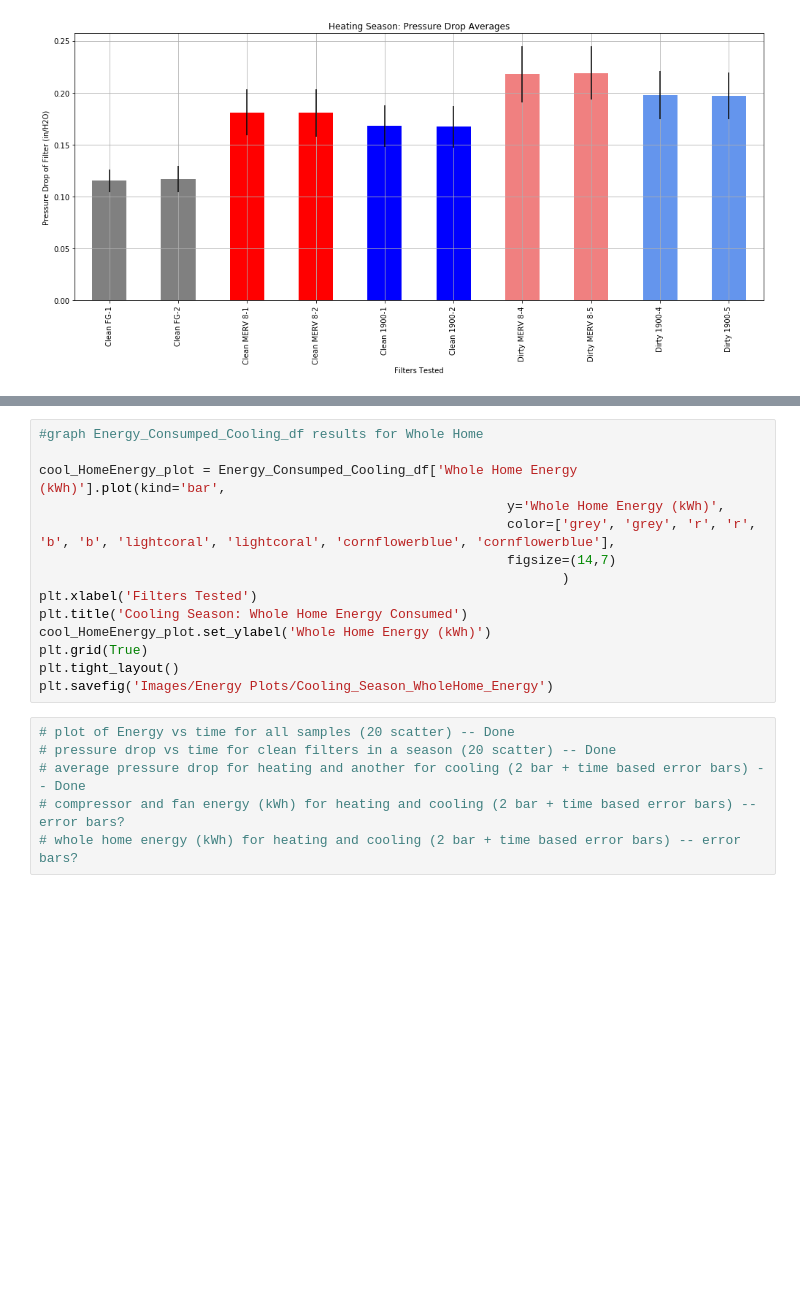
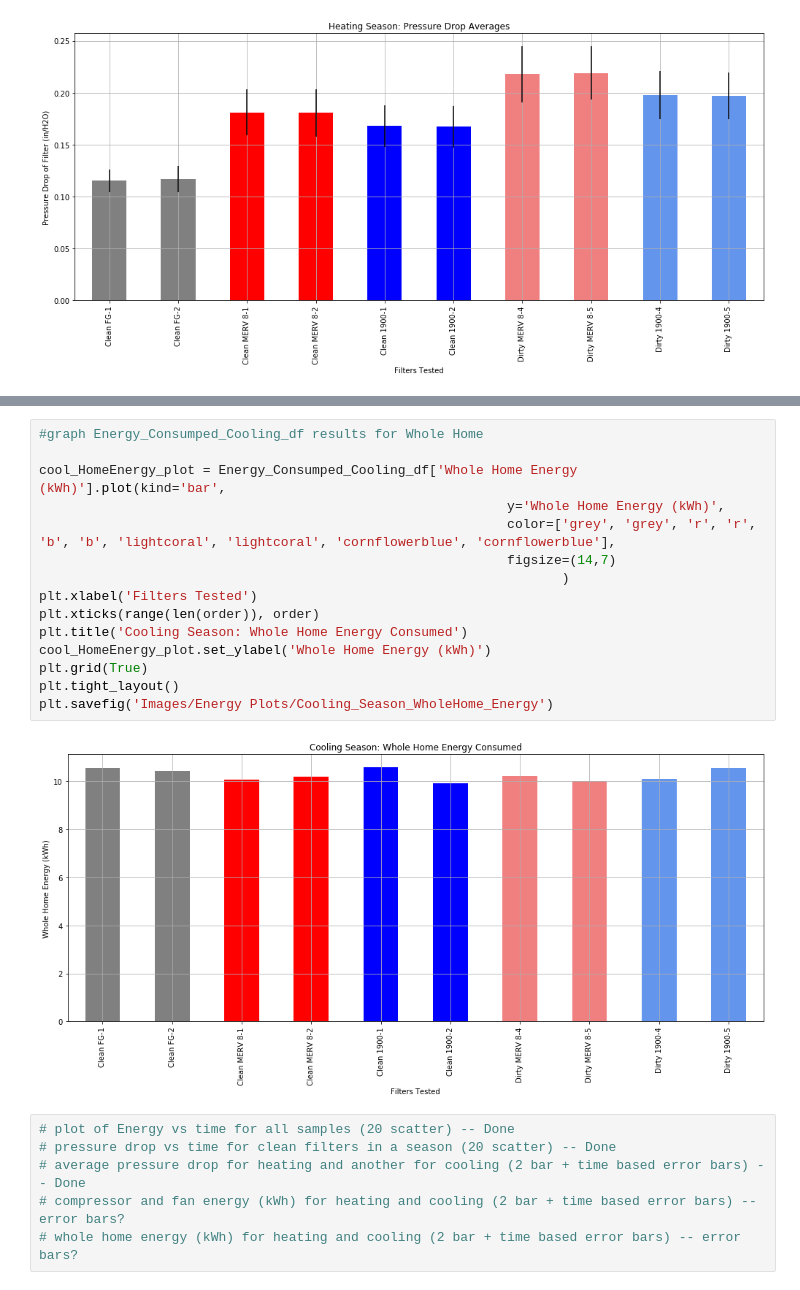
Before and after one commit to abbylemon/HighEfficientFilterEnergyTest, a Jupyter notebook: AnalyzeFilterData.ipynb, the cells around one changed output, grey strips where cells are left out. Drawn from its saved outputs; the diff is of its cells as text; blank space fills up the shorter version.

```diff
--- a/AnalyzeFilterData.ipynb
+++ b/AnalyzeFilterData.ipynb
@@ -553,17 +558,20 @@ plt.savefig('Images/Energy Plots/Heating_Season_WholeHome_Energy')
 # %%
 #graph Energy_Consumped_Cooling_df results for Whole Home
 
 cool_HomeEnergy_plot = Energy_Consumped_Cooling_df['Whole Home Energy (kWh)'].plot(kind='bar',
                                                             y='Whole Home Energy (kWh)',
                                                             color=['grey', 'grey', 'r', 'r', 'b', 'b', 'lightcoral', 'lightcoral', 'cornflowerblue', 'cornflowerblue'],
                                                             figsize=(14,7)
                                                                    )
 plt.xlabel('Filters Tested')
+plt.xticks(range(len(order)), order)
 plt.title('Cooling Season: Whole Home Energy Consumed')
 cool_HomeEnergy_plot.set_ylabel('Whole Home Energy (kWh)')
 plt.grid(True)
 plt.tight_layout()
 plt.savefig('Images/Energy Plots/Cooling_Season_WholeHome_Energy')
+# %% [output]
+[figure, added]
 # %%
 # plot of Energy vs time for all samples (20 scatter) -- Done
 # pressure drop vs time for clean filters in a season (20 scatter) -- Done
```
Also changed, not shown: parts of 4 cells of this notebook, 7 other files.
